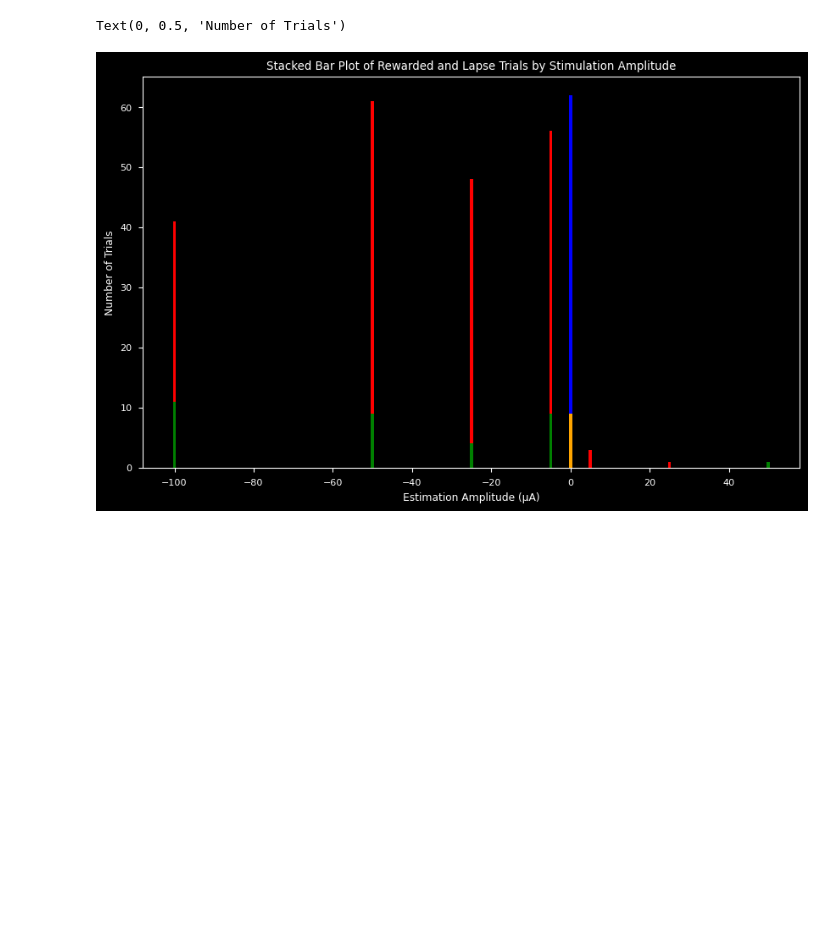
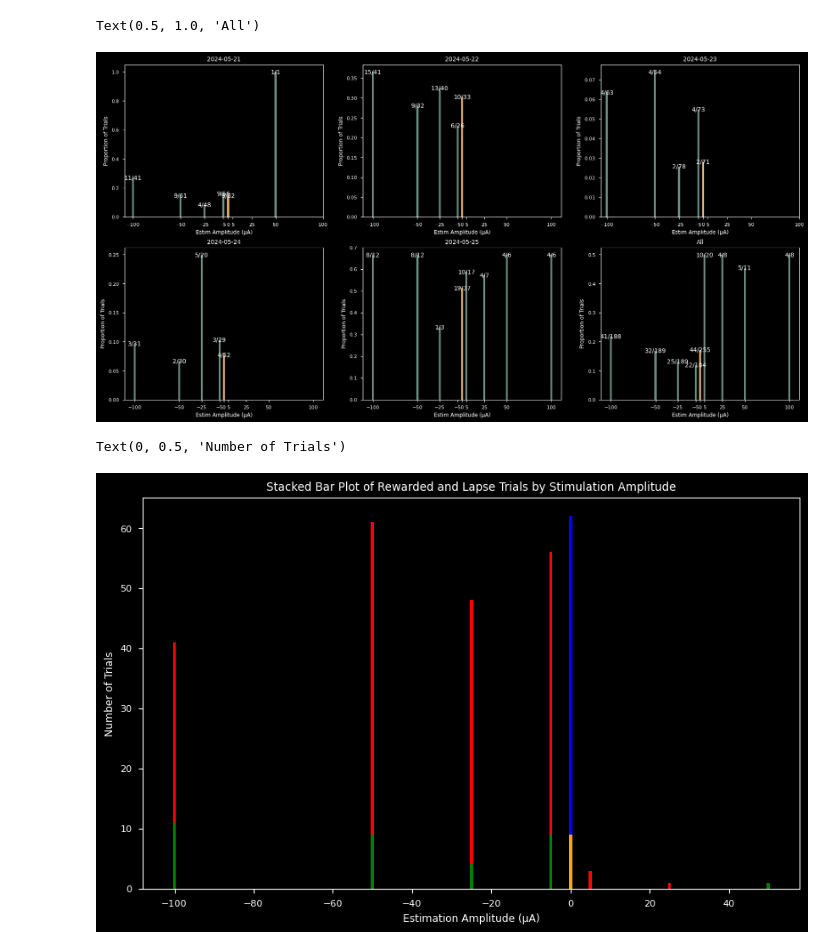
Before and after one commit to denmanlab/mouse_behavior, a Jupyter notebook: plotting_testing.ipynb, the cells around one changed output. Drawn from its saved outputs; the diff is of its cells as text; code cells hidden in the pictures; blank space fills up the shorter version.

```diff
--- a/plotting_testing.ipynb
+++ b/plotting_testing.ipynb
@@ -12,3 +30,36 @@ estim_session = new_df[new_df['task'] == 'estim']
+# %%
+d24_1 = pd.read_csv(r"C:\Users\jordan\Desktop\c104\2024-05-24_14-10-37\2024-05-24_14-10-37.csv")
+d24_2 = pd.read_csv(r"C:\Users\jordan\Desktop\c104\2024-05-24_14-13-21\2024-05-24_14-13-21.csv")
+d24_3 = pd.read_csv(r"C:\Users\jordan\Desktop\c104\2024-05-24_14-41-34\2024-05-24_14-41-34.csv")
+d24 = pd.concat([d24_1, d24_2, d24_3])
+
+d23_1 = pd.read_csv(r"C:\Users\jordan\Desktop\c104\2024-05-23_11-16-09\2024-05-23_11-16-09.csv")
+d23_2 = pd.read_csv(r"C:\Users\jordan\Desktop\c104\2024-05-23_11-43-19\2024-05-23_11-43-19.csv")
+d23 = pd.concat([d23_1, d23_2])
+
+d22 = pd.read_csv(r"C:\Users\jordan\Desktop\c104\2024-05-22_14-39-07\2024-05-22_14-39-07.csv")
+
+d21 = pd.read_csv(r"C:\Users\jordan\Desktop\c104\2024-05-21_15-12-28\2024-05-21_15-12-28.csv")
+# %%
+df_combined = pd.concat([d21, d22, d23, d24, df25])
+# %%
+f, ax = plt.subplots(2,3, figsize=(20,10))
+
+plotter.plot_estim_and_catch_trial_hitrates(ax[0,0], d21)
+ax[0,0].set_title("2024-05-21")
+plotter.plot_estim_and_catch_trial_hitrates(ax[0,1], d22)
+ax[0,1].set_title("2024-05-22")
+plotter.plot_estim_and_catch_trial_hitrates(ax[0,2], d23)
+ax[0,2].set_title("2024-05-23")
+plotter.plot_estim_and_catch_trial_hitrates(ax[1,0], d24)
+ax[1,0].set_title("2024-05-24")
+plotter.plot_estim_and_catch_trial_hitrates(ax[1,1], df25)
+ax[1,1].set_title("2024-05-25")
+plotter.plot_estim_and_catch_trial_hitrates(ax[1,2], df_combined)
+ax[1,2].set_title("All")
+# %% [output]
+Text(0.5, 1.0, 'All')
+[figure, added]
 # %%
 import pandas as pd
 import numpy as np
```
Also changed, not shown: parts of 4 cells of this notebook, 1 other file.
